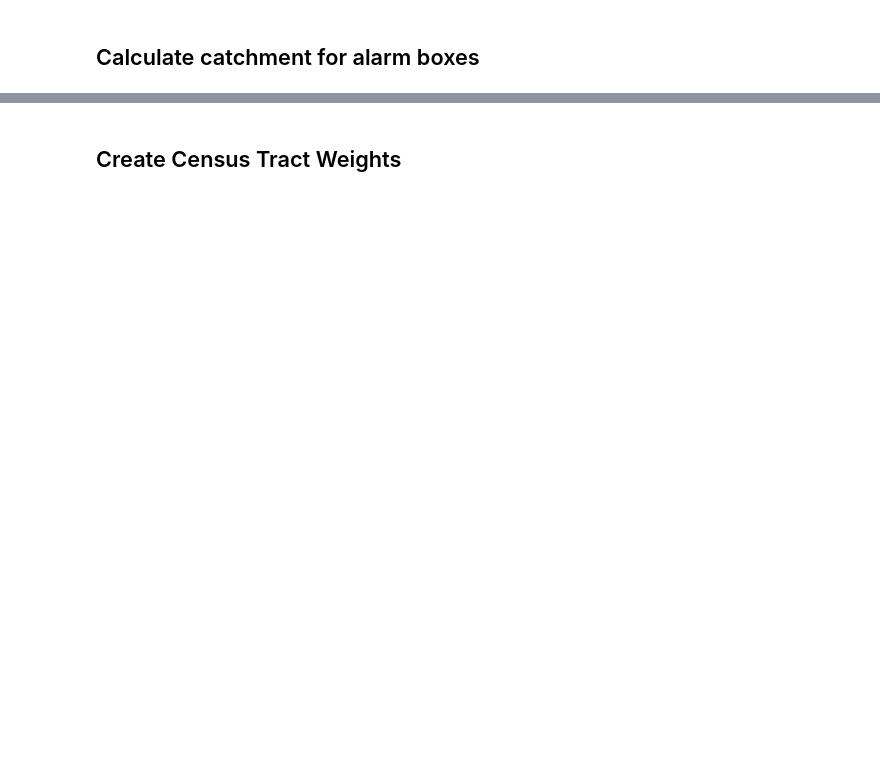
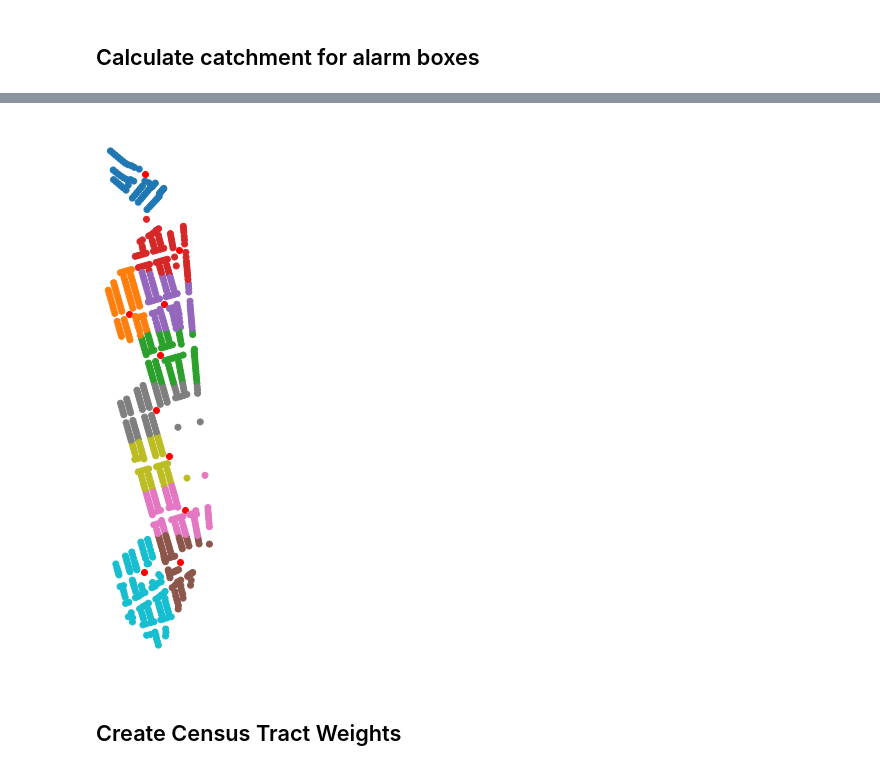
Before and after one commit to KaiElwood/machine-learning-final, a Jupyter notebook: code/00a_calculate_catchment.ipynb, the cells around one changed output, grey strips where cells are left out. Drawn from its saved outputs; the diff is of its cells as text; code cells hidden in the pictures; blank space fills up the shorter version.

```diff
--- a/code/00a_calculate_catchment.ipynb
+++ b/code/00a_calculate_catchment.ipynb
@@ -130,3 +112,9 @@ pluto_borobox.head()
 # %%
 pluto_borobox.to_csv(os.join(out, "pluto_borobox.csv"))
 #pluto_borobox.to_file(os.join(out, "pluto_borobox.geojson"), driver = "GeoJSON")
+# %%
+pluto_borobox= gpd.read_file(os.join(out, "pluto_borobox.geojson"), driver = "GeoJSON")
+# %%
+alarmbox_crop= alarmbox.sort_values(['longitude','latitude']).head(10)
+alarmbox_crop
+alarmbox_crop.to_file(os.join(out, "alarmbox_crop.geojson"), driver = "GeoJSON")
@@ -133,3 +133,13 @@ pluto_borobox.to_csv(os.join(out, "pluto_borobox.csv"))
+# %%
+## create map
+fig, ax = plt.subplots(figsize=(20, 10))
+alarmbox_crop.plot(ax=ax, color = 'red')
+pluto_borobox[pluto_borobox['borobox'].isin(alarmbox_crop['borobox'].tolist())]\
+        .reset_index().plot(column="borobox", ax=ax)
+plt.axis('off');
+plt.savefig('assigned_points_firebox.pdf')
+# %% [output]
+[figure, added]
 # %% [markdown]
 ## Create Census Tract Weights
 # %%
```
Also changed, not shown: parts of 4 cells of this notebook, 8 other files.
